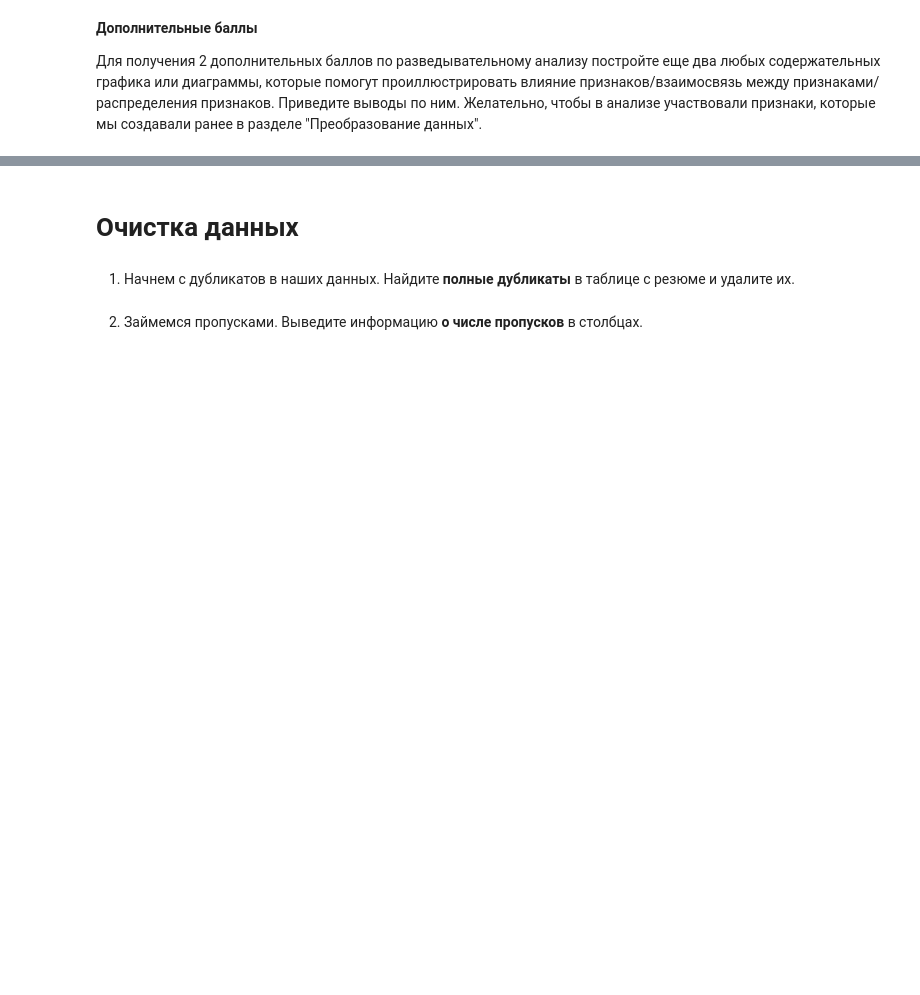
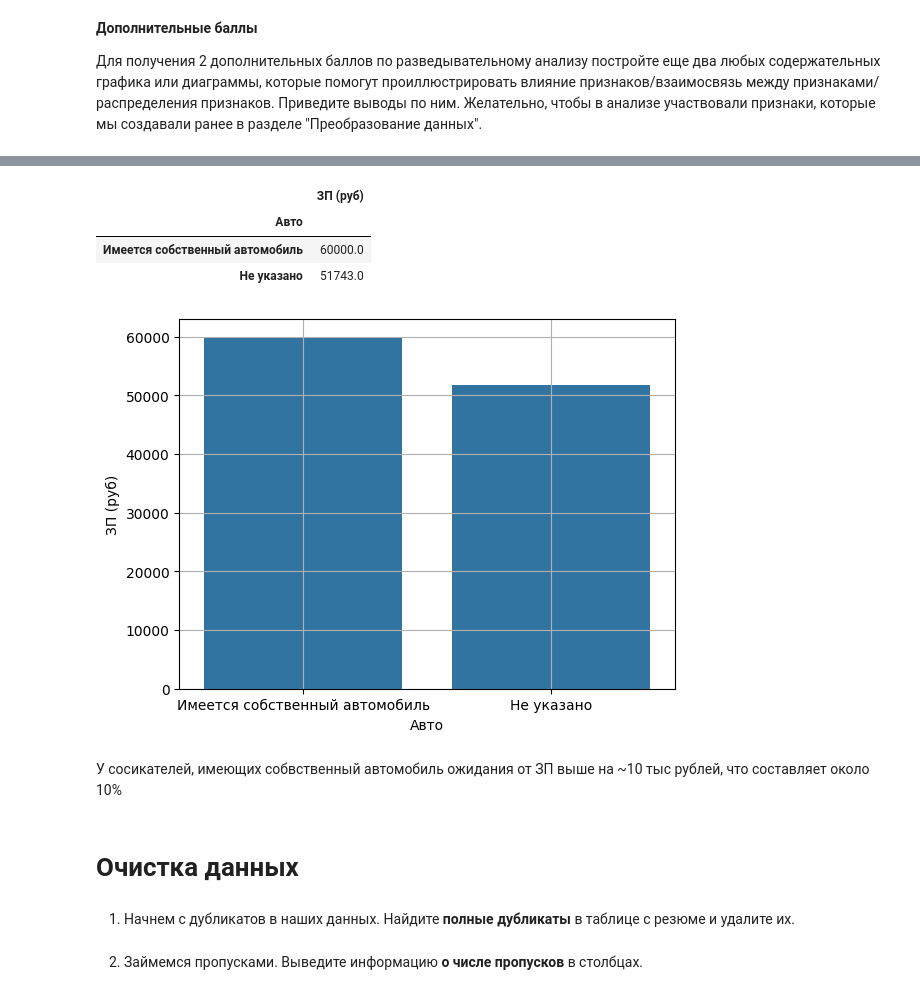
Before and after one commit to Dmitrycmc/hh_data_engineering, a Jupyter notebook: Project-1. Ноутбук-шаблон.ipynb, the cells around one changed output, grey strips where cells are left out. Cells and saved outputs as stored; diff of their text form; code cells hidden in the pictures; blank space fills up the shorter version.

```diff
--- a/Project-1. Ноутбук-шаблон.ipynb
+++ b/Project-1. Ноутбук-шаблон.ipynb
@@ -675,3 +683,23 @@ TypeError: 'line' must be an instance of matplotlib.lines.Line2D, not a int
+# %%
+chartData = preparedData.groupby('Авто')[['ЗП (руб)']].median()
+display(chartData)
+fig = plt.plot()
+
+barplot2 = sns.barplot(
+    data=chartData,
+    x='Авто',
+    y='ЗП (руб)',
+    orient='v',
+)
+barplot2.grid()
+# %% [output]
+|  | ЗП (руб) |
+| Авто |  |
+| Имеется собственный автомобиль | 60000.0 |
+| Не указано | 51743.0 |
+[figure, added]
+# %% [markdown]
+У сосикателей, имеющих собвственный автомобиль ожидания от ЗП выше на ~10 тыс рублей, что составляет около 10%
 # %% [markdown]
 # Очистка данных
 # %% [markdown]
```
Also changed, not shown: parts of 5 cells of this notebook.
